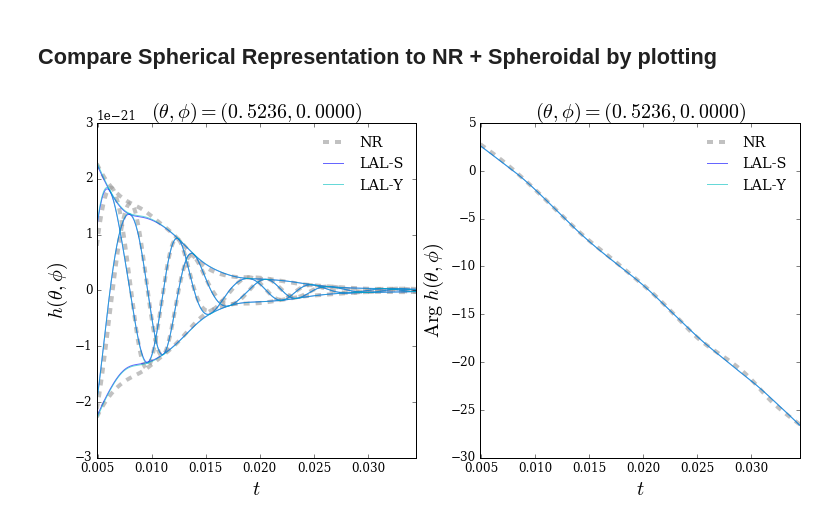
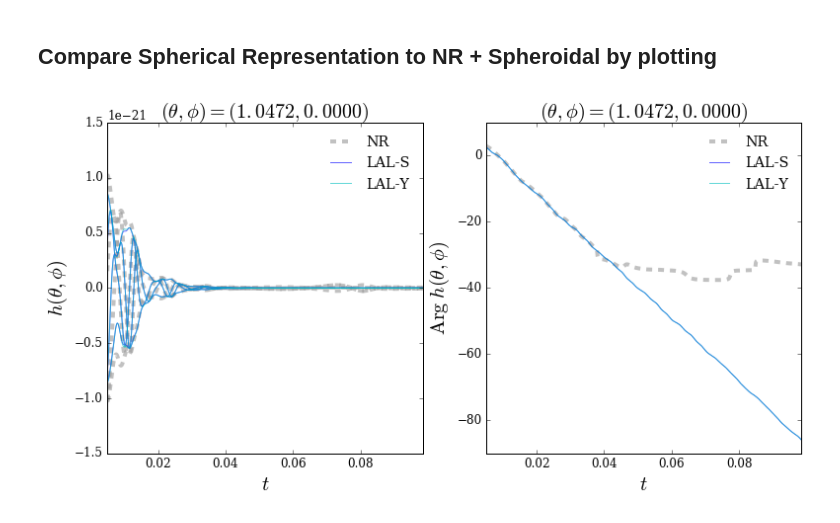
Before and after one commit to llondon6/review_ringdownFD_nikhef, a Jupyter notebook: issues/4_SphericalMultipoleForms.ipynb, the cells around one changed output. Saved outputs shown, nothing was run; the diff lists cells and outputs as text; code cells hidden in the pictures.

Commit message:
adding+updating issues and related plots

```diff
--- a/issues/4_SphericalMultipoleForms.ipynb
+++ b/issues/4_SphericalMultipoleForms.ipynb
@@ -77,7 +77,7 @@ Note that here we apply the RIT remnant fits to the simulation metadata as BAM r
 # A = scsearch(keyword='q18a0a0c025_144',verbose=True, apply_remnant_fit=True )
 # A = scsearch(keyword='q4a0_T_112_448',verbose=True, apply_remnant_fit=True)
 # A = scsearch(institute='bam',nonspinning=True,verbose=True, apply_remnant_fit=True)
-A = scsearch(q=3,keyword='hrq',nonspinning=True,verbose=True)
+A = scsearch(q=4,keyword='hrq',nonspinning=True,verbose=True)
 # %% [output]
 (scsearch)>> Found keyword (='hrq') keyword.
 (scsearch)>> Found nonspinning (=True) keyword.
@@ -105,6 +96,6 @@ lmlist = []
 for lm in [(2,2),(2,1),(3,3),(3,2),(4,4),(4,3),(5,5)]:
     l,m = lm;
     lmlist+=[(l,m)]; lmlist+=[(l,-m)]
-y = gwylm( a, lm=lmlist, verbose=True )
+y = gwylm( a, lm=lmlist, verbose=True, clean=True )
 # y = gwylm( a, lmax=5, verbose=True )
 # %% [output]
@@ -129,7 +120,7 @@ y = gwylm( a, lm=lmlist, verbose=True )
 ## Extract Ringdown
 # %%
 # Extract Ringdown
-yrd = y.ringdown(T0=10,use_peak_strain=False,verbose=True)
+yrd = y.ringdown(T0=10,T1=200,use_peak_strain=False,verbose=True)
 # %% [output]
 (ringdown)>> Time will be listed relative to the peak of luminosity.
 # %% [markdown]
@@ -288,7 +279,7 @@ yrd_phys.align(a,verbose=True,plot=True,kind='strain',plot_labels=('MMRDNS-LAL',
 # %% [markdown]
 ## Compare Spherical Representation to NR + Spheroidal by plotting
 # %%
-theta,phi = pi/6,0
+theta,phi = pi/3,0
 
 hp,hc = lalsim.SimRingdownGenerateFullSphericalWaveform_time( 0,0, deltaT, len(t_code), Mf, xf, eta, theta, phi, D, None )
 hlalY = hp.data.data + 1j*hc.data.data
@@ -306,31 +297,31 @@ hnr2 = yrd_phys.recompose( theta,phi,kind='strain',domain='time',select_lm=[(2,2
 fig = figure( figsize = 6*array([2.1,1]) )
 
 #
 def plotc(c,color='k',alpha=1,label=None,linestyle='-',lw=2):
     #
     subplot(1,2,1)
     alpha = 0.6
     plot( t, c.real, color = color, alpha=alpha, label=label,linestyle=linestyle,linewidth=lw )
     plot( t, c.imag, color = color, alpha=alpha,linestyle=linestyle,linewidth=lw )
     plot( t, abs(c), color = color, alpha=alpha,linestyle=linestyle,linewidth=lw )
     plot( t,-abs(c), color = color, alpha=alpha,linestyle=linestyle,linewidth=lw )
     xlim( lim(t) )
     legend( frameon=False, loc='best' )
     xlabel(r'$t$'); ylabel(r'$h(\theta,\phi)$')
     title(r'$(\theta,\phi)=(%1.4f,%1.4f)$'%(theta,phi))
     #
     subplot(1,2,2)
     alpha = 0.6
     plot( t, unwrap(angle(c)), color = color, alpha=alpha, label=label,linestyle=linestyle,linewidth=lw )
     xlim( lim(t) )
     xlabel(r'$t$'); ylabel(r'$\mathrm{Arg}\;h(\theta,\phi)$')
     title(r'$(\theta,\phi)=(%1.4f,%1.4f)$'%(theta,phi))
     legend( frameon=False, loc='best' )
 
 #
 plotc( hnr, label='NR', color=0.6*ones(3), lw=4,linestyle='--' )
 # plotc( hnr2, label='NR (subset)', color=0.1*ones(3), lw=1,linestyle='-' )
 plotc( hlalS, label='LAL-S', color='b',lw=1 )
 plotc( hlalY, label='LAL-Y', color='c',lw=1 )
 # %% [output]
-[figure, old version]
+[figure, new version]
```
Also changed, not shown: parts of 4 cells of this notebook, 4 other files.
